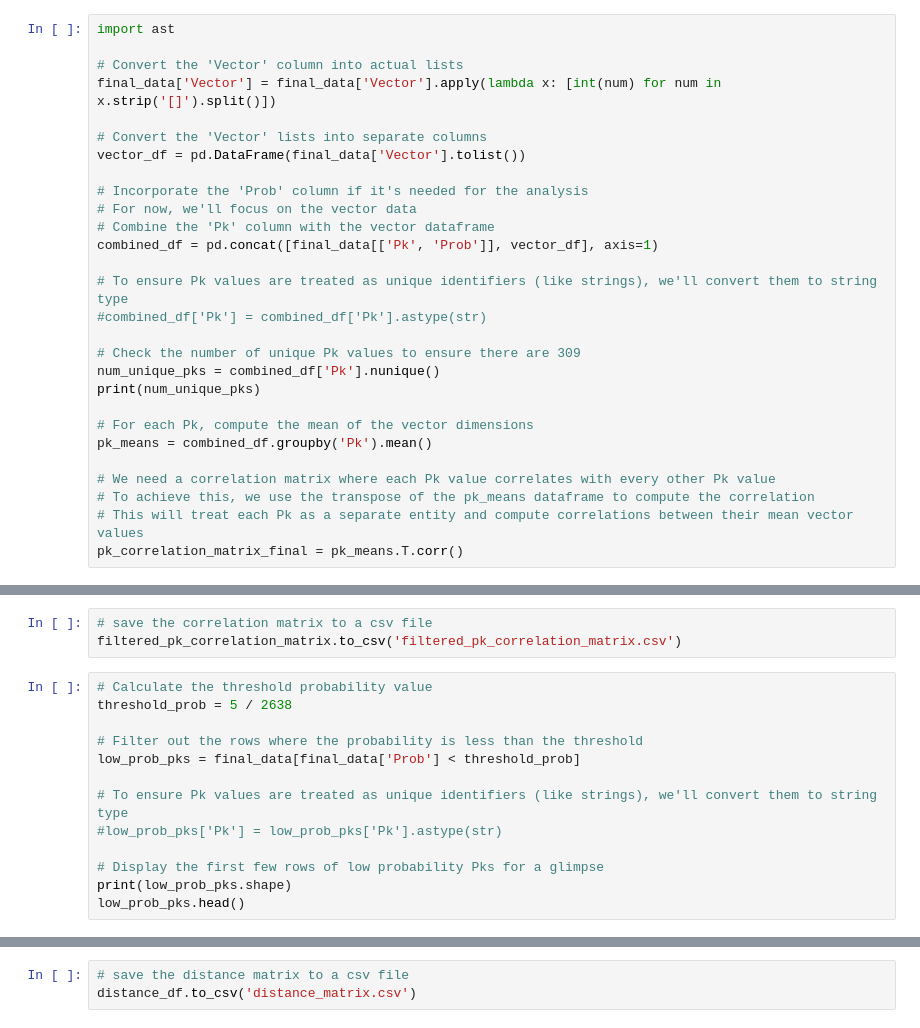
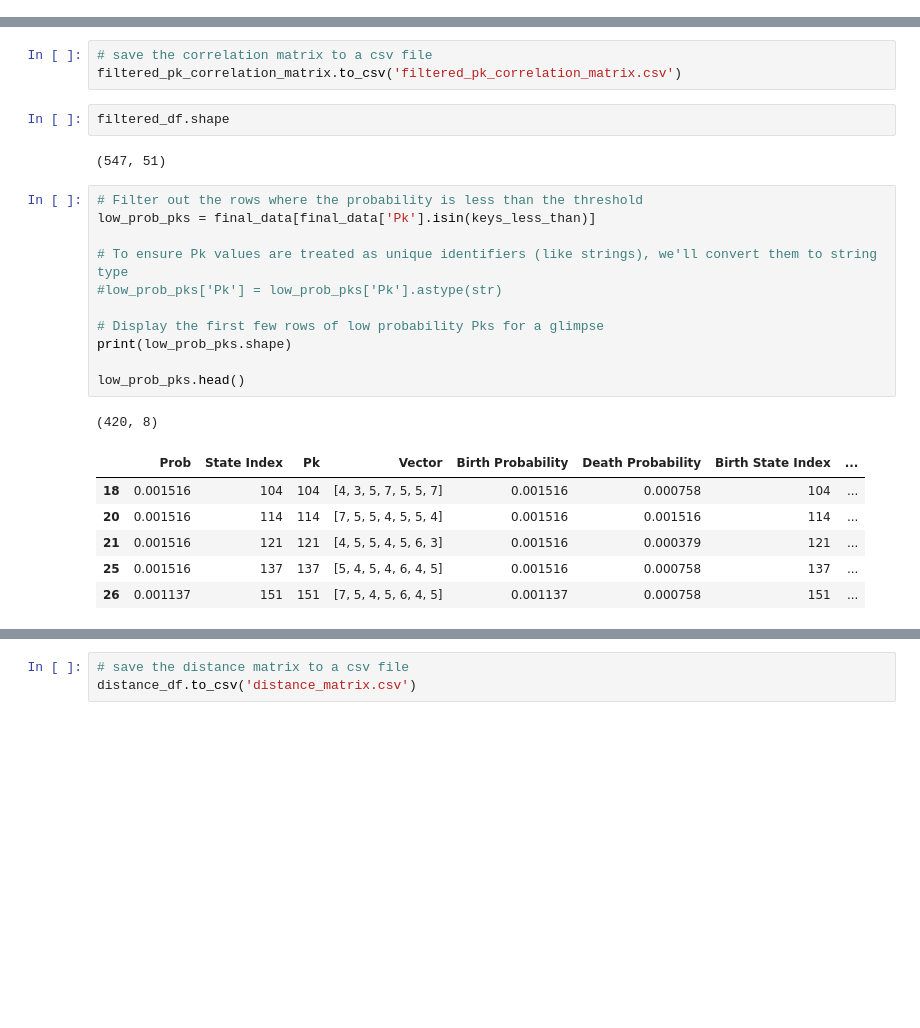
Before and after one commit to mehakrafiq/mergeclustering, a Jupyter notebook: custom_python_clustering_new.ipynb, the cells around one changed output, grey strips where cells are left out. Cells and saved outputs as stored; diff of their text form; blank space fills up the shorter version.

```diff
--- a/custom_python_clustering_new.ipynb
+++ b/custom_python_clustering_new.ipynb
@@ -232,30 +367,2 @@ pk_correlation_matrix_final = pk_means.T.corr()
-# %%
-import ast
-
-# Convert the 'Vector' column into actual lists
-final_data['Vector'] = final_data['Vector'].apply(lambda x: [int(num) for num in x.strip('[]').split()])
-
-# Convert the 'Vector' lists into separate columns
-vector_df = pd.DataFrame(final_data['Vector'].tolist())
-
-# Incorporate the 'Prob' column if it's needed for the analysis
-# For now, we'll focus on the vector data
-# Combine the 'Pk' column with the vector dataframe
-combined_df = pd.concat([final_data[['Pk', 'Prob']], vector_df], axis=1)
-
-# To ensure Pk values are treated as unique identifiers (like strings), we'll convert them to string type
-#combined_df['Pk'] = combined_df['Pk'].astype(str)
-
-# Check the number of unique Pk values to ensure there are 309
-num_unique_pks = combined_df['Pk'].nunique()
-print(num_unique_pks)
-
-# For each Pk, compute the mean of the vector dimensions
-pk_means = combined_df.groupby('Pk').mean()
-
-# We need a correlation matrix where each Pk value correlates with every other Pk value
-# To achieve this, we use the transpose of the pk_means dataframe to compute the correlation
-# This will treat each Pk as a separate entity and compute correlations between their mean vector values
-pk_correlation_matrix_final = pk_means.T.corr()
 # %%
 pk_correlation_matrix_final
@@ -303,16 +440,26 @@ plt.show()
 # %%
 # save the correlation matrix to a csv file
 filtered_pk_correlation_matrix.to_csv('filtered_pk_correlation_matrix.csv')
+# %%
+filtered_df.shape
+# %% [output]
+(547, 51)
 # %%
-# Calculate the threshold probability value
-threshold_prob = 5 / 2638
-
 # Filter out the rows where the probability is less than the threshold
-low_prob_pks = final_data[final_data['Prob'] < threshold_prob]
+low_prob_pks = final_data[final_data['Pk'].isin(keys_less_than)]
 
 # To ensure Pk values are treated as unique identifiers (like strings), we'll convert them to string type
 #low_prob_pks['Pk'] = low_prob_pks['Pk'].astype(str)
 
 # Display the first few rows of low probability Pks for a glimpse
 print(low_prob_pks.shape)
+
 low_prob_pks.head()
+# %% [output]
+(420, 8)
+|  | Prob | State Index | Pk | Vector | Birth Probability | Death Probability | Birth State Index | ... |
+| 18 | 0.001516 | 104 | 104 | [4, 3, 5, 7, 5, 5, 7] | 0.001516 | 0.000758 | 104 | ... |
+| 20 | 0.001516 | 114 | 114 | [7, 5, 5, 4, 5, 5, 4] | 0.001516 | 0.001516 | 114 | ... |
+| 21 | 0.001516 | 121 | 121 | [4, 5, 5, 4, 5, 6, 3] | 0.001516 | 0.000379 | 121 | ... |
+| 25 | 0.001516 | 137 | 137 | [5, 4, 5, 4, 6, 4, 5] | 0.001516 | 0.000758 | 137 | ... |
+| 26 | 0.001137 | 151 | 151 | [7, 5, 4, 5, 6, 4, 5] | 0.001137 | 0.000758 | 151 | ... |
```
Also changed, not shown: parts of 39 cells of this notebook, 8 other files.
